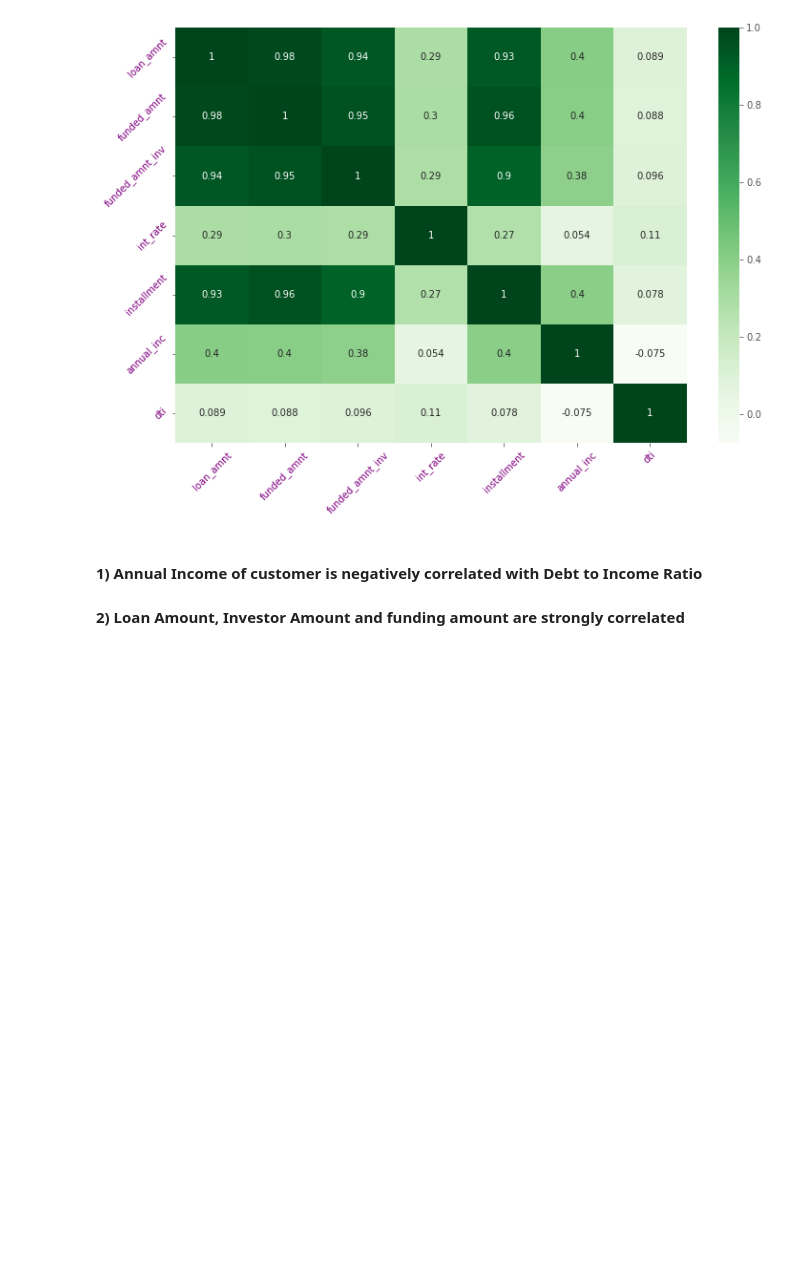
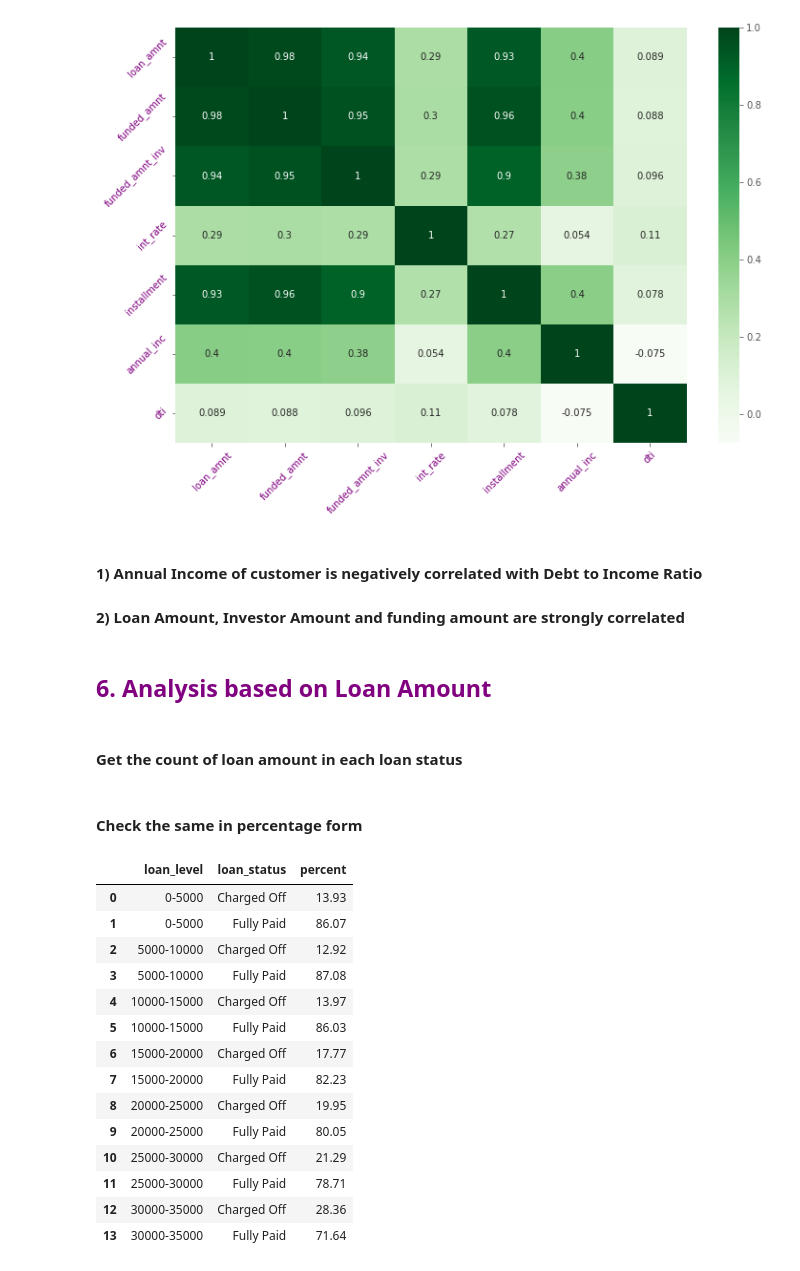
Before and after one commit to hanumant-jadhav/LendingClubCaseStudy, a Jupyter notebook: Hanumant_Jadhav.ipynb, the cells around one changed output. Cells and saved outputs as stored; diff of their text form; code cells hidden in the pictures; blank space fills up the shorter version.

```diff
--- a/Hanumant_Jadhav.ipynb
+++ b/Hanumant_Jadhav.ipynb
@@ -390,3 +390,7 @@ plt.show()
 # %% [markdown]
 #### 1)  Annual Income of customer is negatively correlated with Debt to Income Ratio
 #### 2)  Loan Amount, Investor Amount and funding amount are strongly correlated
+# %% [markdown]
+<h2 style = "color : Purple">6. Analysis based on Loan Amount</h2>
+# %% [markdown]
+#### Get the count of loan amount in each loan status
@@ -392,0 +405,27 @@ plt.show()
+# %% [markdown]
+#### Check the same in percentage form
+# %%
+loan_a_count = []
+for i in loan_amnt_df.reset_index().groupby('loan_level').sum()[0]:
+    loan_a_count.append(i)
+    loan_a_count.append(i)
+amnt_percentage = round(100*(loan_amnt_df)/loan_a_count, 2).reset_index()
+amnt_percentage['percent'] = amnt_percentage[0]
+amnt_percentage = amnt_percentage.drop(0, axis=1)
+amnt_percentage
+# %% [output]
+|  | loan_level | loan_status | percent |
+| 0 | 0-5000 | Charged Off | 13.93 |
+| 1 | 0-5000 | Fully Paid | 86.07 |
+| 2 | 5000-10000 | Charged Off | 12.92 |
+| 3 | 5000-10000 | Fully Paid | 87.08 |
+| 4 | 10000-15000 | Charged Off | 13.97 |
+| 5 | 10000-15000 | Fully Paid | 86.03 |
+| 6 | 15000-20000 | Charged Off | 17.77 |
+| 7 | 15000-20000 | Fully Paid | 82.23 |
+| 8 | 20000-25000 | Charged Off | 19.95 |
+| 9 | 20000-25000 | Fully Paid | 80.05 |
+| 10 | 25000-30000 | Charged Off | 21.29 |
+| 11 | 25000-30000 | Fully Paid | 78.71 |
+| 12 | 30000-35000 | Charged Off | 28.36 |
+| 13 | 30000-35000 | Fully Paid | 71.64 |
```
Also changed, not shown: parts of 22 cells of this notebook.
